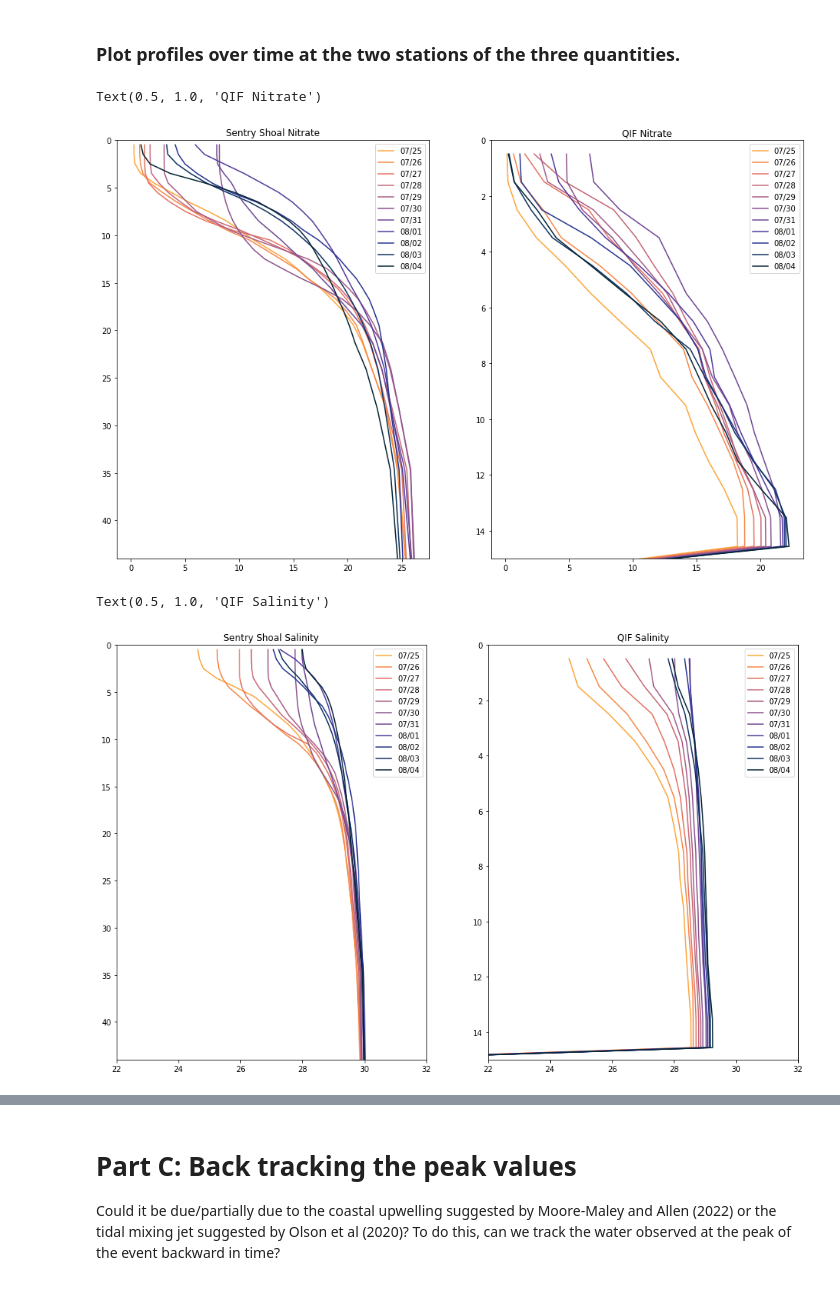
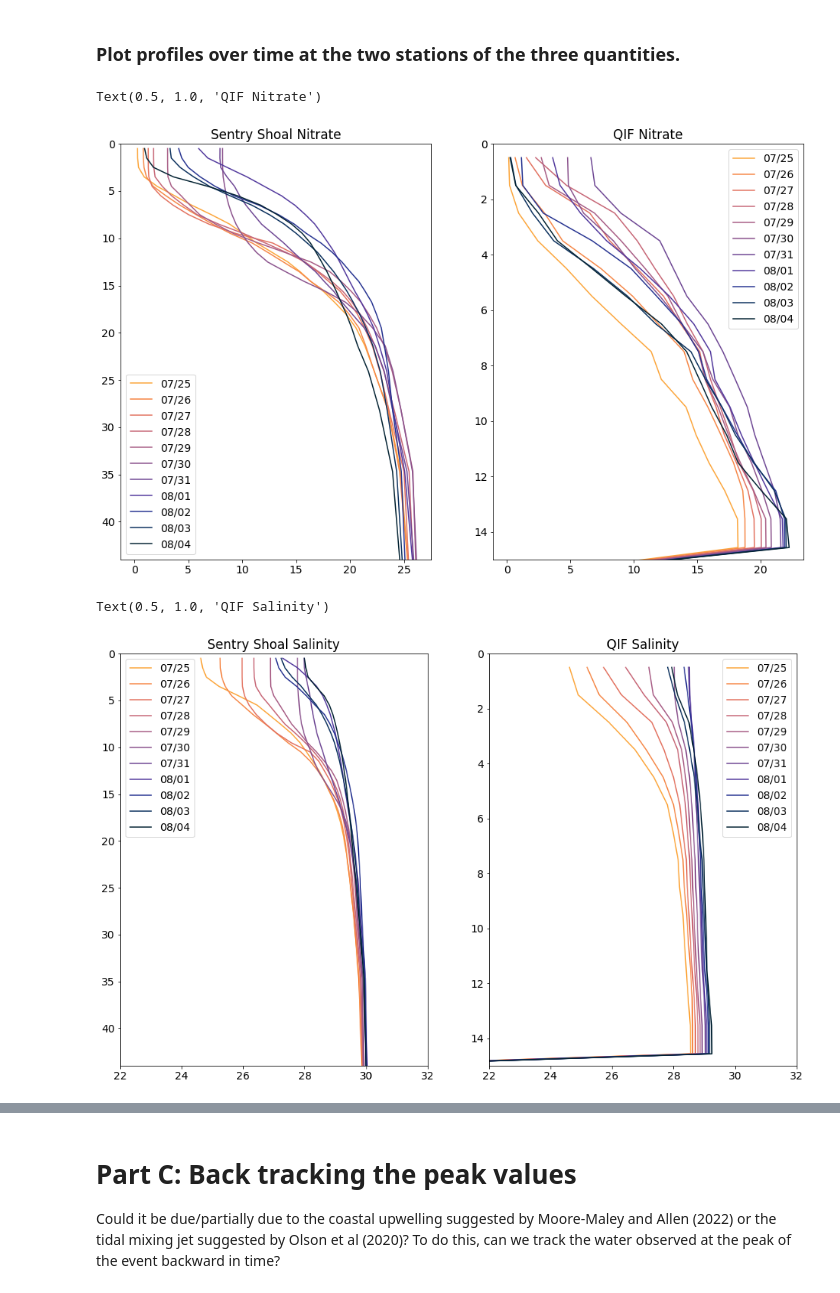
Before and after one commit to rbeutel/PRODIGY, a Jupyter notebook: assignment6.ipynb, the cells around one changed output, grey strips where cells are left out. Drawn from its saved outputs; the diff is of its cells as text; code cells hidden in the pictures.

```diff
--- a/assignment6.ipynb
+++ b/assignment6.ipynb
@@ -18,6 +18,7 @@ import copy
 import xarray as xr
 
 %matplotlib inline
+plt.rcParams['font.size'] = 14
 # %% [markdown]
 Load files:
 # %%
@@ -84,26 +100,26 @@ Evans et al (2019) suggest wind-driven mixing as the source. The model provides
 # %%
 fig, ax = plt.subplots(1,2, figsize=(16,10))
 colors = cm.thermal_r(np.linspace(0.2,1,11))
 
 for i in range(len(nitrate.time)):
     time = pd.to_datetime(str(nitrate.time[i].values)).strftime("%m/%d")
-    ax[0].plot(nitrate.nitrate[i,:,isent,jsent]+offset, nitrate.depth, label = time, c=colors[i])
+    ax[0].plot(nitrate.nitrate[i,:,isent,jsent], nitrate.depth, label = time, c=colors[i])
 ax[0].set_ylim([0,44])
 ax[0].invert_yaxis()
 ax[0].legend()
 ax[0].set_title('Sentry Shoal Nitrate')
 
 
 for i in range(len(nitrate.time)):
     time = pd.to_datetime(str(nitrate.time[i].values)).strftime("%m/%d")
-    ax[1].plot(nitrate.nitrate[i,:,iqifs,jqifs]+offset, nitrate.depth, label = time, c=colors[i])
+    ax[1].plot(nitrate.nitrate[i,:,iqifs,jqifs], nitrate.depth, label = time, c=colors[i])
 ax[1].set_ylim([0,15])
 ax[1].invert_yaxis()
 ax[1].legend()
 ax[1].set_title('QIF Nitrate')
 # %% [output]
 Text(0.5, 1.0, 'QIF Nitrate')
-[figure, old version]
+[figure, new version]
 # %%
 fig, ax = plt.subplots(1,2, figsize=(16,10))
 colors = cm.thermal_r(np.linspace(0.2,1,11))
@@ -128,7 +144,7 @@ ax[1].legend()
 ax[1].set_title('QIF Salinity')
 # %% [output]
 Text(0.5, 1.0, 'QIF Salinity')
-[figure, old version]
+[figure, new version]
 # %%
 fig, ax = plt.subplots(1,2, figsize=(16,10))
 colors = cm.thermal_r(np.linspace(0.2,1,11))
```
Also changed, not shown: parts of 20 cells of this notebook, 2 other files.
